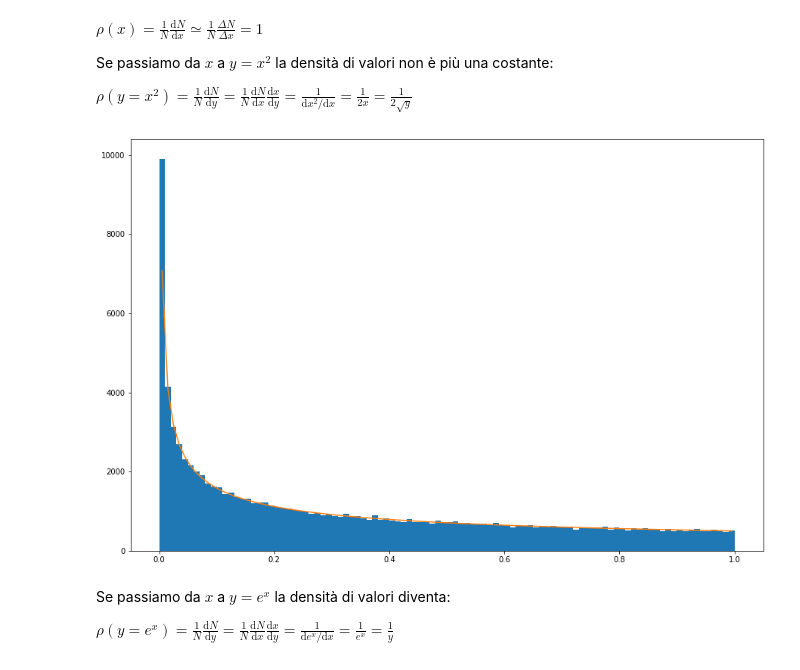
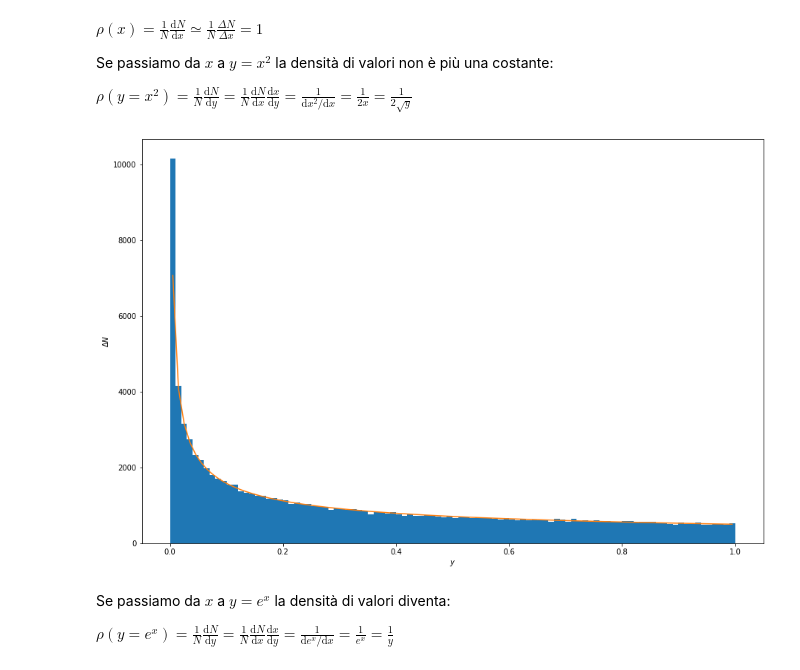
Before and after one commit to lucalista/analisi-dati-2022, a Jupyter notebook: 01.03.00__Generatori_di_numeri_pseudocasuali_in_python.ipynb, the cells around one changed output. Cells and saved outputs as stored; diff of their text form; code cells hidden in the pictures.

```diff
--- a/01.03.00__Generatori_di_numeri_pseudocasuali_in_python.ipynb
+++ b/01.03.00__Generatori_di_numeri_pseudocasuali_in_python.ipynb
@@ -167,14 +169,16 @@ $\displaystyle \rho(y=x^2)=\frac{1}{N}\frac{\mathrm{d}N}{\mathrm{d}y}=\frac{1}{N
 # %%
 nbins = 100
 fig, ax = plt.subplots(figsize=(15, 10))
 n, bins, patches = ax.hist(x**2, nbins, range=(0, 1))
+dx = 1/nbins
 xx = np.linspace(dx/2, 1-dx/2, nbins)
-dx = 1/nbins
 yy = (1/(2*np.sqrt(xx)))*nrand*dx
+ax.set_xlabel('$y$')
+ax.set_ylabel('$\Delta N$')
 ax.plot(xx, yy)
 plt.show()
 # %% [output]
-[figure, old version]
+[figure, new version]
 # %% [markdown]
 Se passiamo da $x$ a $y=e^x$ la densità di valori diventa:
 
```
Also changed, not shown: parts of 5 cells of this notebook.
